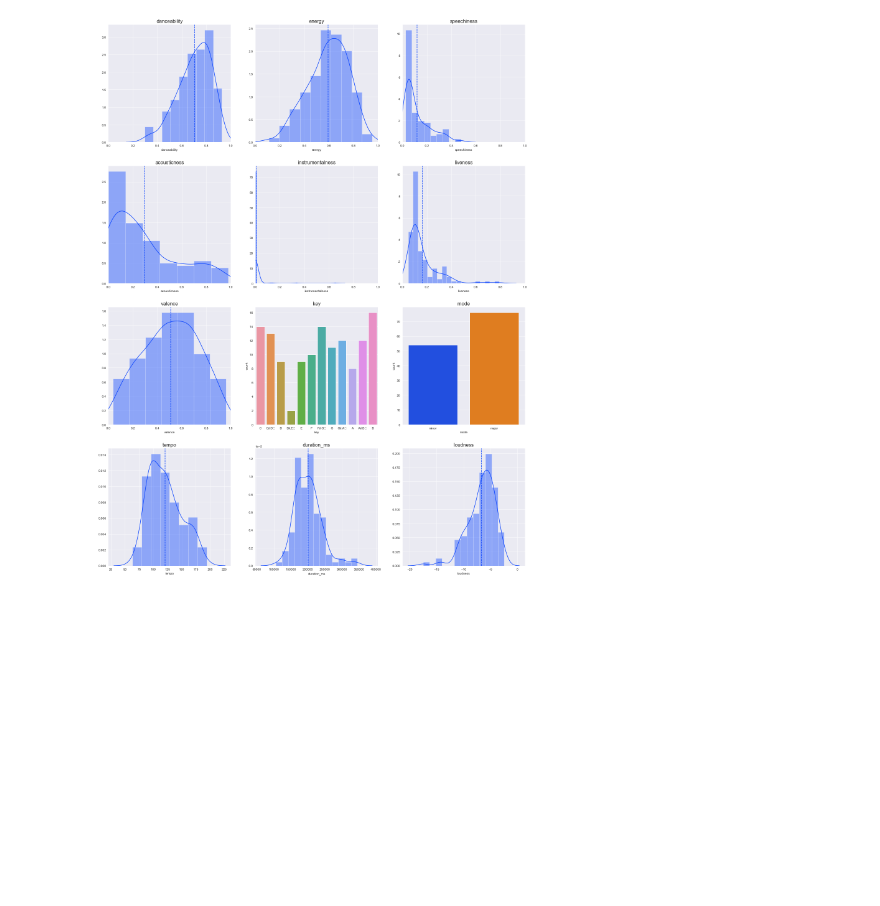
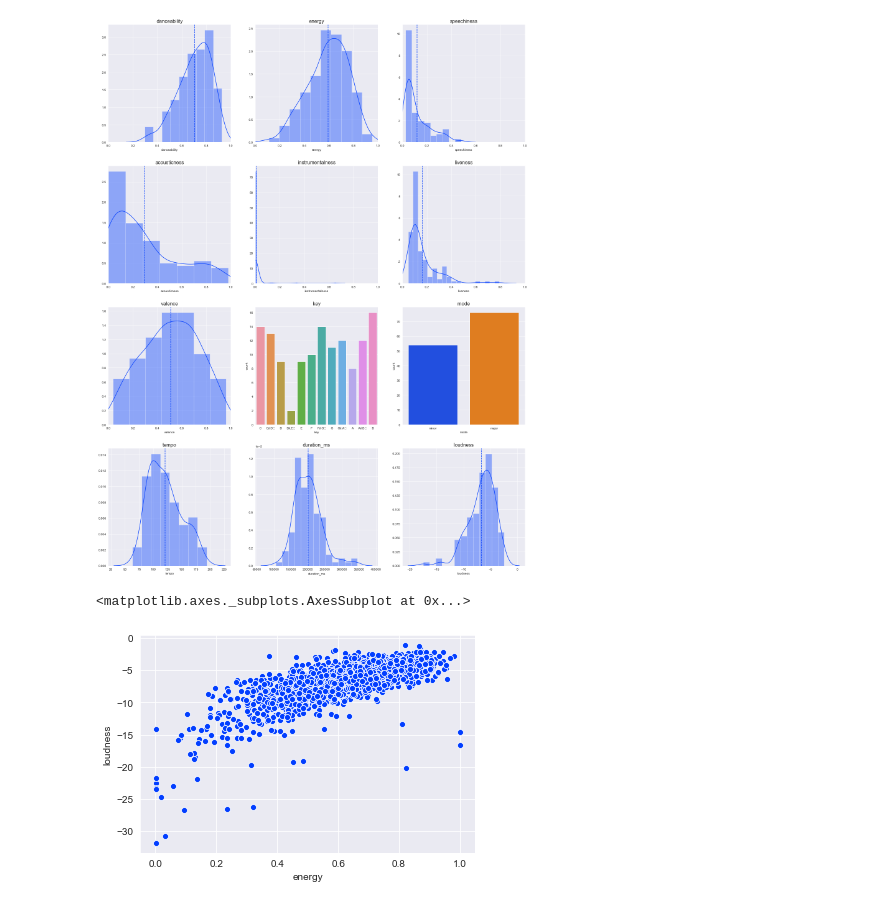
Before and after one commit to arnavthareja/music-analysis, a Jupyter notebook: spotify-analysis.ipynb, the cells around one changed output. Cells and saved outputs as stored; diff of their text form; code cells hidden in the pictures; blank space fills up the shorter version.

Commit message:
Add scatterplot for feature comparison to each other

```diff
--- a/spotify-analysis.ipynb
+++ b/spotify-analysis.ipynb
@@ -117,3 +117,8 @@ graph_features(df)
 graph_features(popular)
 # %% [output]
 [figure]
+# %%
+sns.scatterplot(x='energy', y='loudness', data=df)
+# %% [output]
+<matplotlib.axes._subplots.AxesSubplot at 0x...>
+[figure, added]
```
